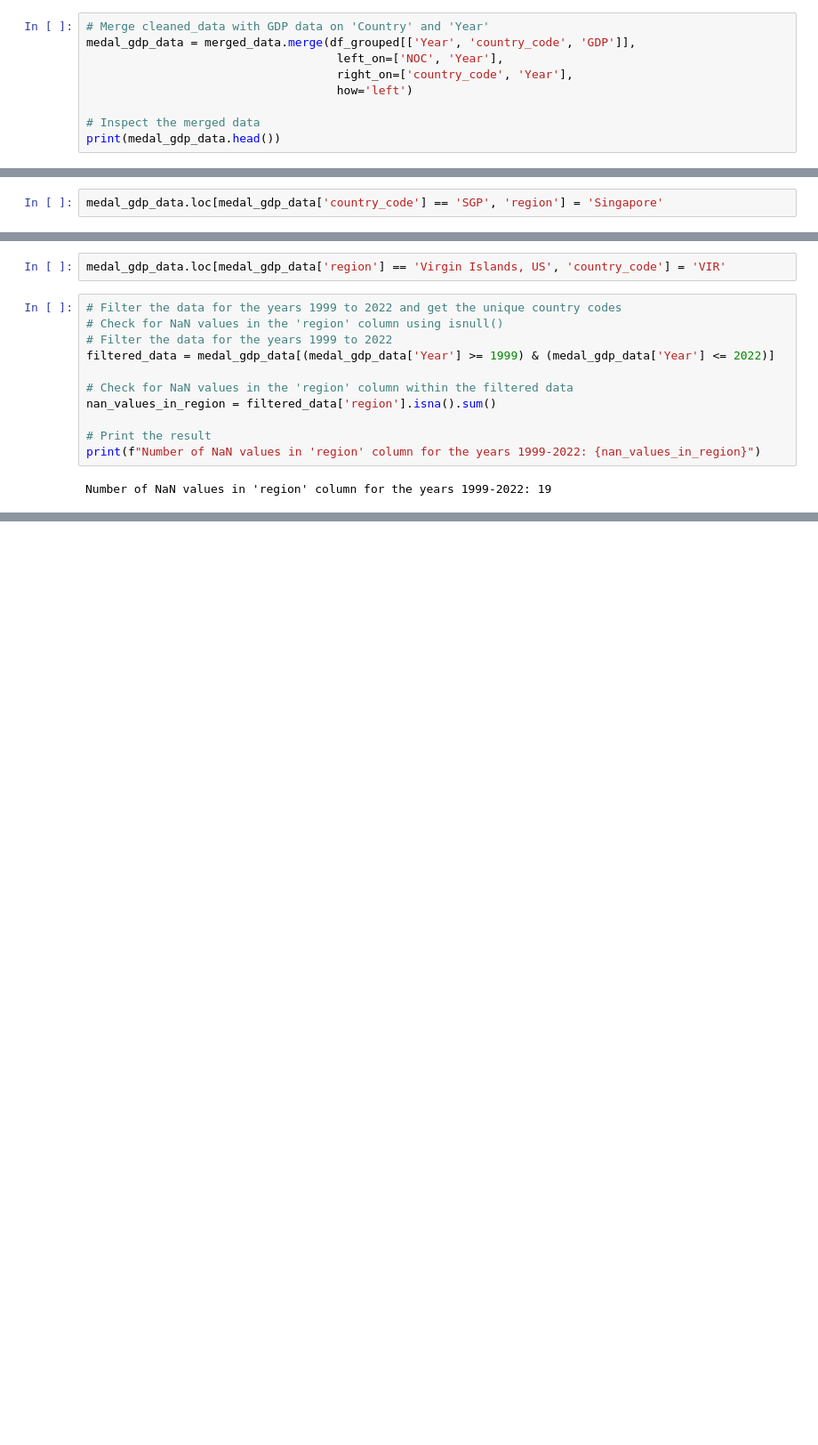
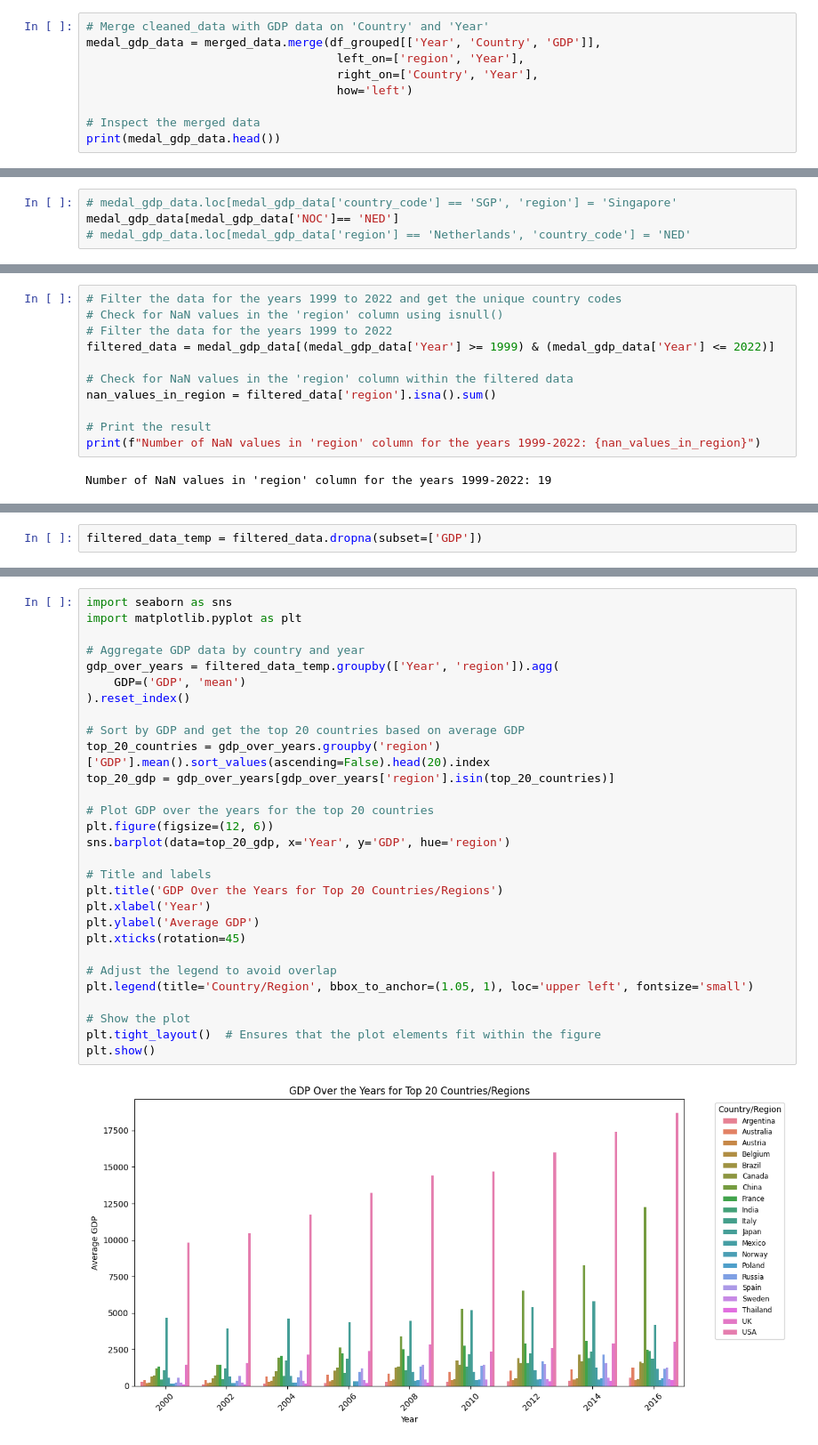
Before and after one commit to fabiohj7/DSA2-Final_Project, a Jupyter notebook: in_testing.ipynb, the cells around one changed output, grey strips where cells are left out. Shown at 89% size. Drawn from its saved outputs; the diff is of its cells as text; blank space fills up the shorter version.

```diff
--- a/in_testing.ipynb
+++ b/in_testing.ipynb
@@ -557,8 +579,8 @@ array(['ALB', 'DZA', 'AGO', 'ATG', 'ARG', 'ARM', 'AUS', 'AUT', 'AZE',
 # %%
 # Merge cleaned_data with GDP data on 'Country' and 'Year'
-medal_gdp_data = merged_data.merge(df_grouped[['Year', 'country_code', 'GDP']],
-                                    left_on=['NOC', 'Year'],
-                                    right_on=['country_code', 'Year'],
+medal_gdp_data = merged_data.merge(df_grouped[['Year', 'Country', 'GDP']],
+                                    left_on=['region', 'Year'],
+                                    right_on=['Country', 'Year'],
                                     how='left')
 
 # Inspect the merged data
@@ -582,4 +604,6 @@ print(medal_gdp_data.head())
 
 [5 rows x 21 columns]
 # %%
-medal_gdp_data.loc[medal_gdp_data['country_code'] == 'SGP', 'region'] = 'Singapore'
+# medal_gdp_data.loc[medal_gdp_data['country_code'] == 'SGP', 'region'] = 'Singapore'
+medal_gdp_data[medal_gdp_data['NOC']== 'NED']
+# medal_gdp_data.loc[medal_gdp_data['region'] == 'Netherlands', 'country_code'] = 'NED'
@@ -602,5 +624,3 @@ medal_gdp_data[medal_gdp_data['region'] == 'Virgin Islands, US']
-# %%
-medal_gdp_data.loc[medal_gdp_data['region'] == 'Virgin Islands, US', 'country_code'] = 'VIR'
 # %%
 # Filter the data for the years 1999 to 2022 and get the unique country codes
 # Check for NaN values in the 'region' column using isnull()
@@ -618,0 +639,2 @@ filtered_data[filtered_data['region']=='Virgin Islands, US']
+# %%
+filtered_data_temp = filtered_data.dropna(subset=['GDP'])
@@ -618,0 +648,31 @@ filtered_data[filtered_data['region']=='Virgin Islands, US']
+# %%
+import seaborn as sns
+import matplotlib.pyplot as plt
+
+# Aggregate GDP data by country and year
+gdp_over_years = filtered_data_temp.groupby(['Year', 'region']).agg(
+    GDP=('GDP', 'mean')
+).reset_index()
+
+# Sort by GDP and get the top 20 countries based on average GDP
+top_20_countries = gdp_over_years.groupby('region')['GDP'].mean().sort_values(ascending=False).head(20).index
+top_20_gdp = gdp_over_years[gdp_over_years['region'].isin(top_20_countries)]
+
+# Plot GDP over the years for the top 20 countries
+plt.figure(figsize=(12, 6))
+sns.barplot(data=top_20_gdp, x='Year', y='GDP', hue='region')
+
+# Title and labels
+plt.title('GDP Over the Years for Top 20 Countries/Regions')
+plt.xlabel('Year')
+plt.ylabel('Average GDP')
+plt.xticks(rotation=45)
+
+# Adjust the legend to avoid overlap
+plt.legend(title='Country/Region', bbox_to_anchor=(1.05, 1), loc='upper left', fontsize='small')
+
+# Show the plot
+plt.tight_layout()  # Ensures that the plot elements fit within the figure
+plt.show()
+# %% [output]
+[figure, added]
```
Also changed, not shown: parts of 41 cells of this notebook.
